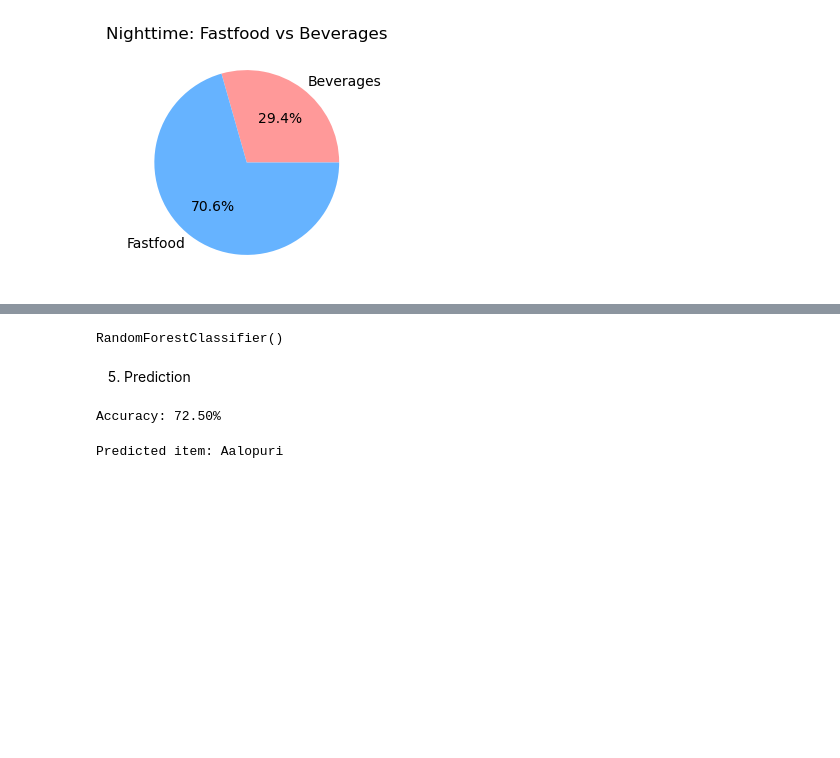
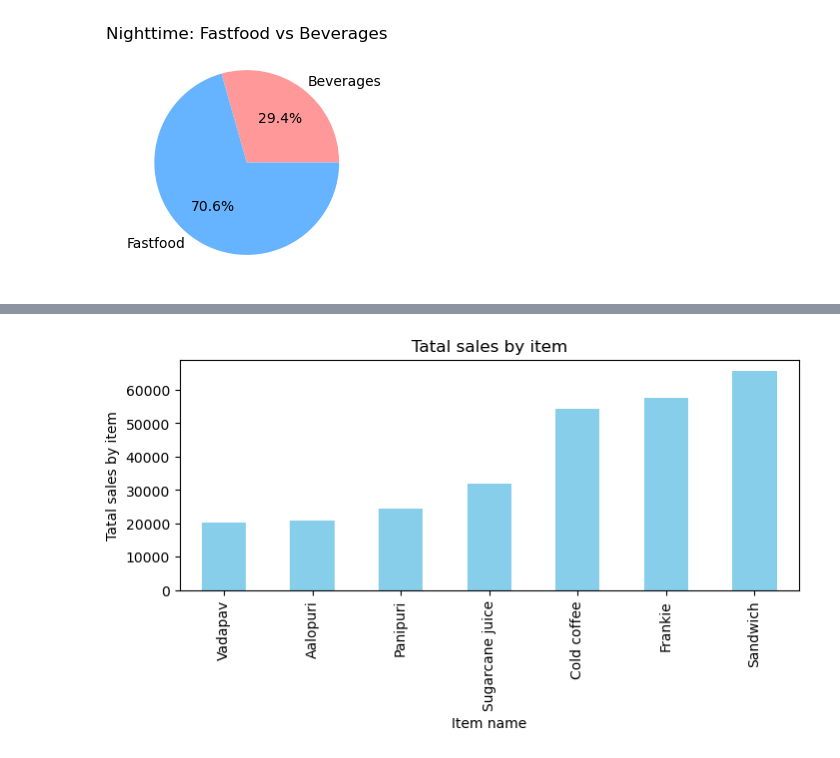
Before and after one commit to hilmanyusoh/Restaurant_Forecasting, a Jupyter notebook: PredictResturant/PredictMenu.ipynb, the cells around one changed output, grey strips where cells are left out. Saved outputs shown, nothing was run; the diff lists cells and outputs as text; code cells hidden in the pictures; blank space fills up the shorter version.

```diff
--- a/PredictResturant/PredictMenu.ipynb
+++ b/PredictResturant/PredictMenu.ipynb
@@ -224,7 +184,0 @@ X_train, X_test, y_train, y_test = train_test_split(X, y, test_size=0.2, random_
-# %%
-#Train the model:
-model.fit(X_train, y_train)
-# %% [output]
-RandomForestClassifier()
-# %% [markdown]
-5. Prediction
@@ -234,14 +185,11 @@ y_pred = model.predict(X_test)
-# %%
-#Evaluate model accuracy:
-
-accuracy = accuracy_score(y_test, y_pred)
-print(f'Accuracy: {accuracy * 100:.2f}%')
-# %% [output]
-Accuracy: 72.50%
-# %%
-#Predict future sales:
-future_data = [[1, 25]]  # Example: Nighttime (encoded) and price of 25
-future_prediction = model.predict(future_data)
-print(f"Predicted item: {future_prediction[0]}")
-# %% [output]
-Predicted item: Aalopuri
+# %%
+total_sales_by_item = data.groupby('item_name')['transaction_amount'].sum().sort_values()
+
+plt.figure(figsize= (8 ,3))
+total_sales_by_item.plot(kind='bar', color='skyblue')
+plt.title('Tatal sales by item')
+plt.xlabel('Item name')
+plt.ylabel('Tatal sales by item')
+plt.show()
+# %% [output]
+[figure, added]
```
Also changed, not shown: parts of 17 cells of this notebook.
